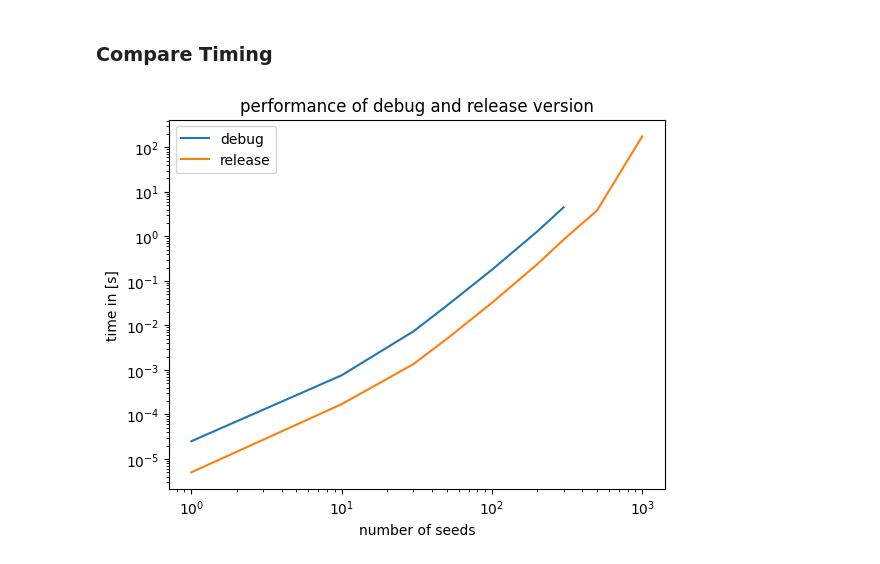
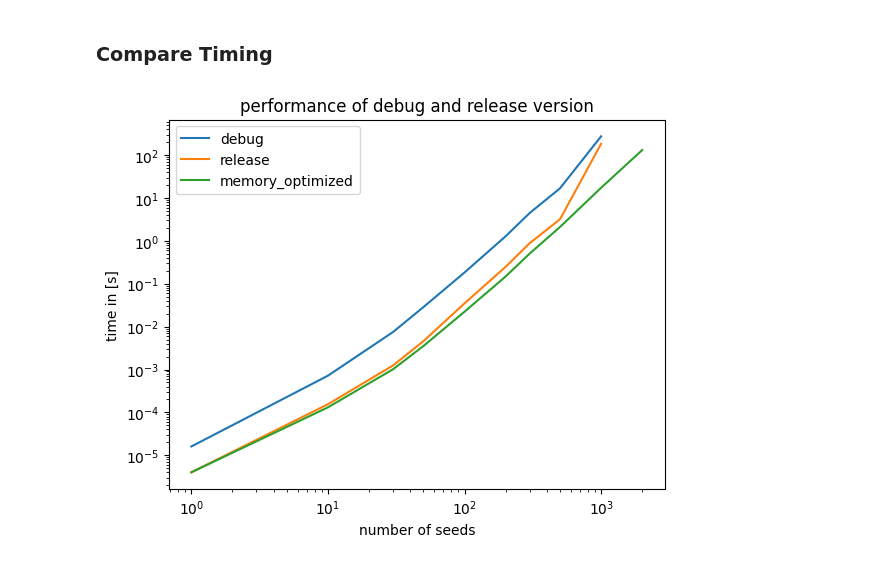
Before and after one commit to lucas56098/voronoi_mesh_project, a Jupyter notebook: animate.ipynb, the cells around one changed output. Drawn from its saved outputs; the diff is of its cells as text; code cells hidden in the pictures.

Commit message:
memory optimization

```diff
--- a/animate.ipynb
+++ b/animate.ipynb
@@ -84,19 +84,21 @@ saved animation
 # %% [markdown]
 ### Compare Timing
 # %%
-debug = np.loadtxt('build/times_debug.csv', delimiter=',', skiprows=1)
-release = np.loadtxt('build/times_release.csv', delimiter=',', skiprows=1)
+debug = np.loadtxt('build/times_debug_naive.csv', delimiter=',', skiprows=1)
+release = np.loadtxt('build/times_release_naive.csv', delimiter=',', skiprows=1)
+release_memory_opt = np.loadtxt('build/times_release_memory_opt.csv', delimiter=',', skiprows=1)
 
 
 plt.title('performance of debug and release version')
 plt.xlabel('number of seeds')
 plt.ylabel('time in [s]')
 plt.yscale('log')
 plt.xscale('log')
 plt.plot(debug[:, 0], debug[:, 1]/1000000, label = 'debug')
 plt.plot(release[:, 0], release[:, 1]/1000000, label = 'release')
+plt.plot(release_memory_opt[:, 0], release_memory_opt[:, 1]/1000000, label = 'memory_optimized')
 plt.legend(loc = 'best')
 plt.savefig("figures/benchmark.pdf")
 plt.show()
 # %% [output]
-[figure, old version]
+[figure, new version]
```
Also changed, not shown: parts of 1 cell of this notebook, 4 other files.
